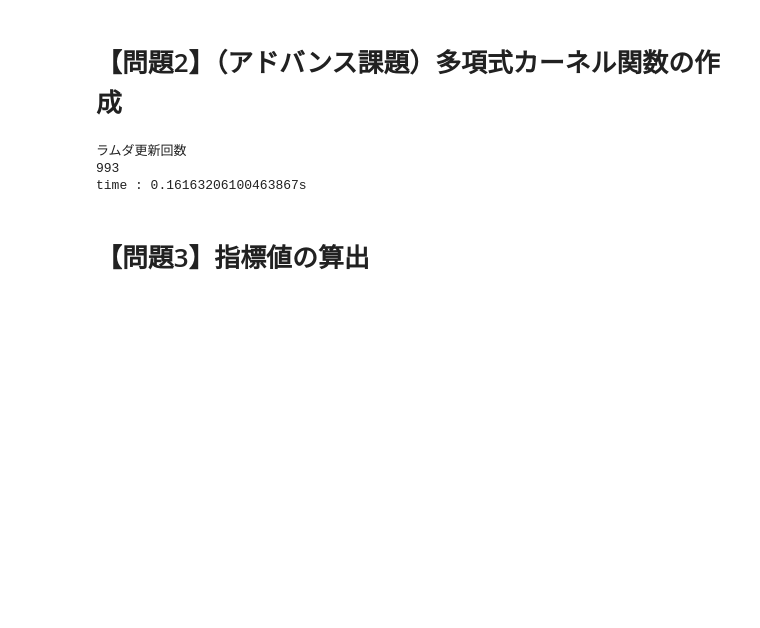
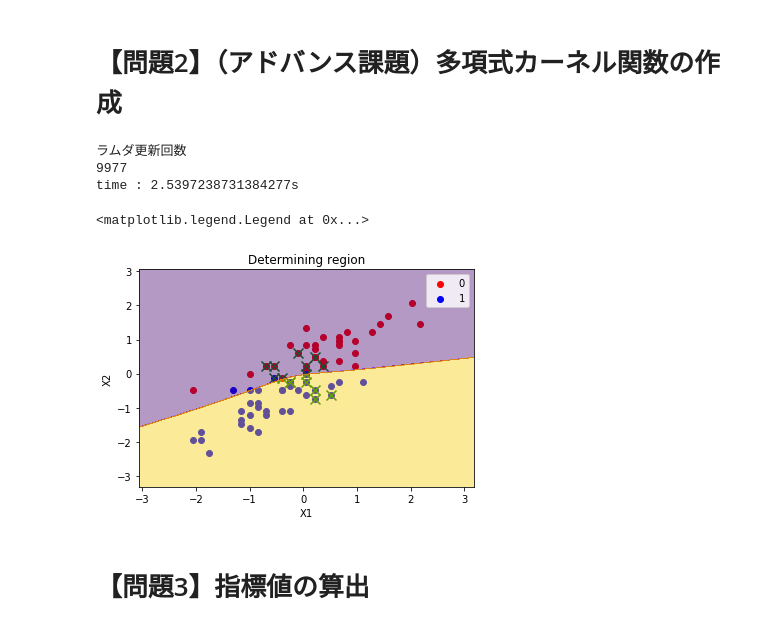
Before and after one commit to komiya-m/diveintocode-ml, a Jupyter notebook: sprint5/sprint5-ml-scratch-svm.ipynb, the cells around one changed output. Saved outputs shown, nothing was run; the diff lists cells and outputs as text; code cells hidden in the pictures; blank space fills up the shorter version.

```diff
--- a/sprint5/sprint5-ml-scratch-svm.ipynb
+++ b/sprint5/sprint5-ml-scratch-svm.ipynb
@@ -236,14 +238,52 @@ y_pred = model.predict(X_test)
 # %% [markdown]
 # 【問題2】（アドバンス課題）多項式カーネル関数の作成
 # %%
-model = ScratchSVMClassifier(lr=1e-8, kernel="pn", ganma=2, d=2, thetazero=1.15, num_iter=80000)
+model = ScratchSVMClassifier(lr=1e-9, kernel="pn", ganma=1.5, d=7, thetazero=0, num_iter=10000)
 model.fit(X_train, y_train)
 # %% [output]
 ラムダ更新回数
-993
-time : 0.16163206100463867s
+9977
+time : 2.5397238731384277s
 # %%
 y_pred = model.predict(X_test)
+# %%
+#Xの散布図
+X_train_label1 = X_train[y_train==0, :]
+X_train_label2 = X_train[y_train==1, :]
+
+plt.scatter(X_train_label1[:, 0], X_train_label1[:, 1],  c="red", edgecolor="red", label="0")
+plt.scatter(X_train_label2[:, 0], X_train_label2[:, 1],  c="blue", edgecolor="blue", label="1")
+
+#サポートベクトルの散布図
+plt.scatter(model.lam_X[:,1], model.lam_X[:,2], marker="x", c="green", edgecolor="green", s=100)
+
+#決定領域のプロット
+xline = np.linspace(X_train[:, 0].min()-1,X_train[:, 1].max(),100) #X１の線
+#budary = -(model.theta[0] + model.theta[1]  * xline) / model.theta[2]
+budary = -(model.theta[1]  * xline) / model.theta[2]
+#plt.plot(xline, budary)
+
+#メッシュデータを作成
+x1_min, x1_max = X_train[:, 0].min()-1, X_train[:, 0].max()+1
+x2_min, x2_max = X_train[:, 1].min()-1, X_train[:, 1].max()+1
+x1_mesh, x2_mesh = np.meshgrid(np.arange(x1_min, x1_max, 0.01),
+                                   np.arange(x2_min, x2_max, 0.01))
+
+#メッシュデータ全部を学習モデルで分類
+z = model.predict(np.array([x1_mesh.ravel(), x2_mesh.ravel()]).T)
+z = z.reshape(x1_mesh.shape)
+# メッシュデータと分離クラスを使って決定境界を描いている
+plt.contourf(x1_mesh, x2_mesh, z, alpha=0.4, cmap="gnuplot")
+plt.xlim(x1_mesh.min(), x1_mesh.max())
+plt.ylim(x2_mesh.min(), x2_mesh.max())
+
+plt.xlabel("X1")
+plt.ylabel("X2")
+plt.title("Determining region")
+plt.legend()
+# %% [output]
+<matplotlib.legend.Legend at 0x...>
+[figure, added]
 # %% [markdown]
 # 【問題3】指標値の算出
 # %%
```
Also changed, not shown: parts of 6 cells of this notebook.
